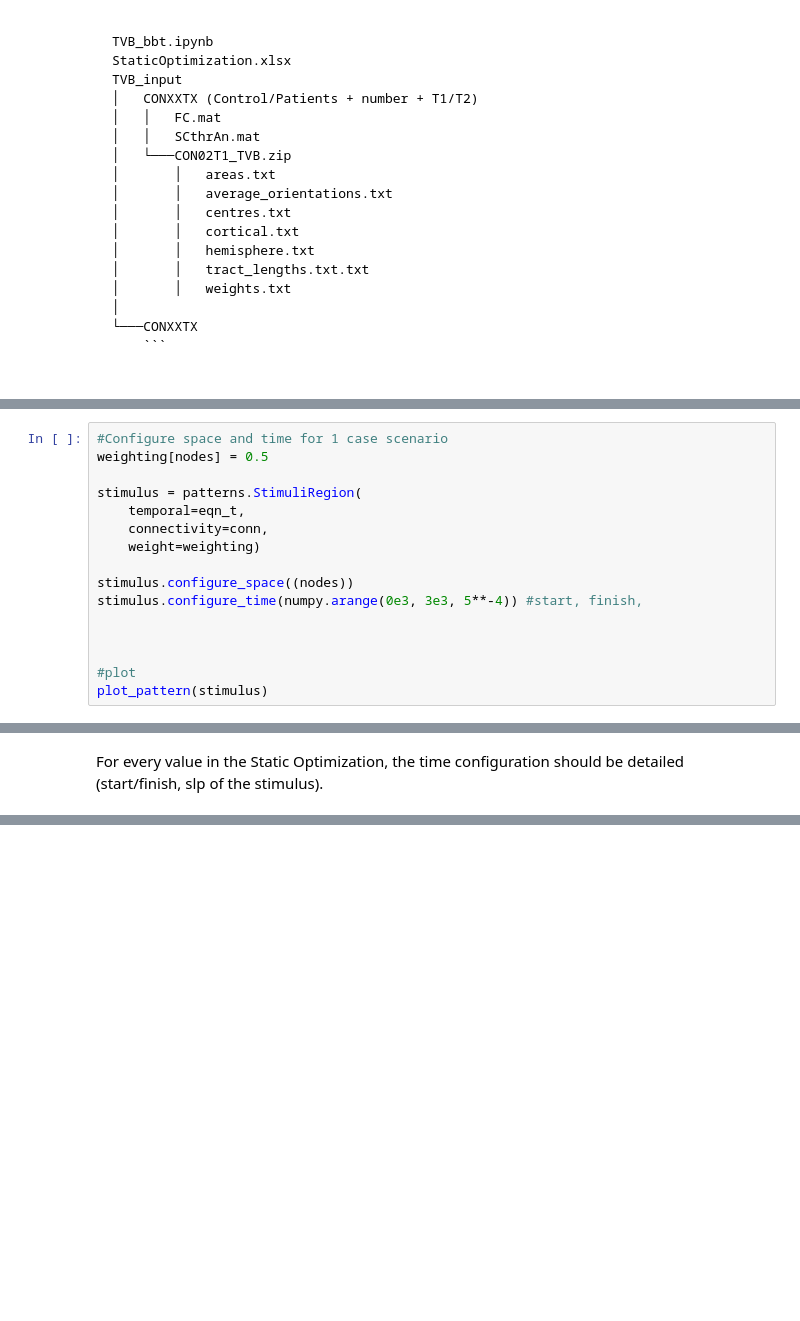
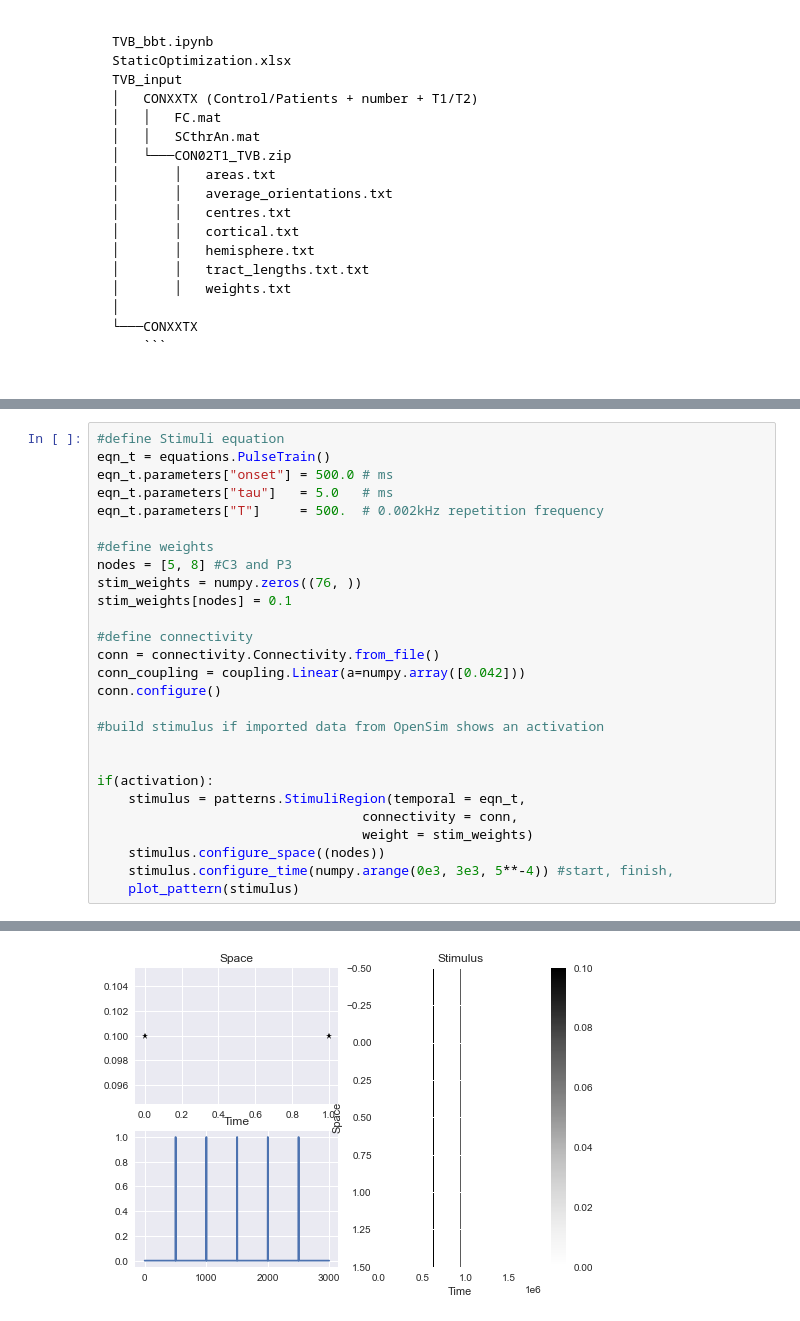
Before and after one commit to arnaumarin/The-Virtual-Brain-NeuroStimulus-Generation, a Jupyter notebook: TVB_bbt.ipynb, the cells around one changed output, grey strips where cells are left out. Saved outputs shown, nothing was run; the diff lists cells and outputs as text; blank space fills up the shorter version.

```diff
--- a/TVB_bbt.ipynb
+++ b/TVB_bbt.ipynb
@@ -124,16 +83,0 @@ stimulus = patterns.StimuliRegion(
-# %%
-#Configure space and time for 1 case scenario
-weighting[nodes] = 0.5
-
-stimulus = patterns.StimuliRegion(
-    temporal=eqn_t,
-    connectivity=conn,
-    weight=weighting)
-
-stimulus.configure_space((nodes))
-stimulus.configure_time(numpy.arange(0e3, 3e3, 5**-4)) #start, finish,
-
-
-
-#plot
-plot_pattern(stimulus)
@@ -185,2 +84,28 @@ print(ds)
-# %% [markdown]
-For every value in the Static Optimization, the time configuration should be detailed (start/finish, slp of the stimulus).
+# %%
+#define Stimuli equation
+eqn_t = equations.PulseTrain()
+eqn_t.parameters["onset"] = 500.0 # ms
+eqn_t.parameters["tau"]   = 5.0   # ms
+eqn_t.parameters["T"]     = 500.  # 0.002kHz repetition frequency
+
+#define weights
+nodes = [5, 8] #C3 and P3
+stim_weights = numpy.zeros((76, ))
+stim_weights[nodes] = 0.1
+
+#define connectivity
+conn = connectivity.Connectivity.from_file()
+conn_coupling = coupling.Linear(a=numpy.array([0.042]))
+conn.configure()
+
+#build stimulus if imported data from OpenSim shows an activation
+
+
+if(activation):
+    stimulus = patterns.StimuliRegion(temporal = eqn_t,
+                                  connectivity = conn,
+                                  weight = stim_weights)
+    stimulus.configure_space((nodes))
+    stimulus.configure_time(numpy.arange(0e3, 3e3, 5**-4)) #start, finish,
+    plot_pattern(stimulus)
+# %% [output]
@@ -186,0 +113 @@ For every value in the Static Optimization, the time configuration should be det
+[figure, added]
```
Also changed, not shown: parts of 30 cells of this notebook.
